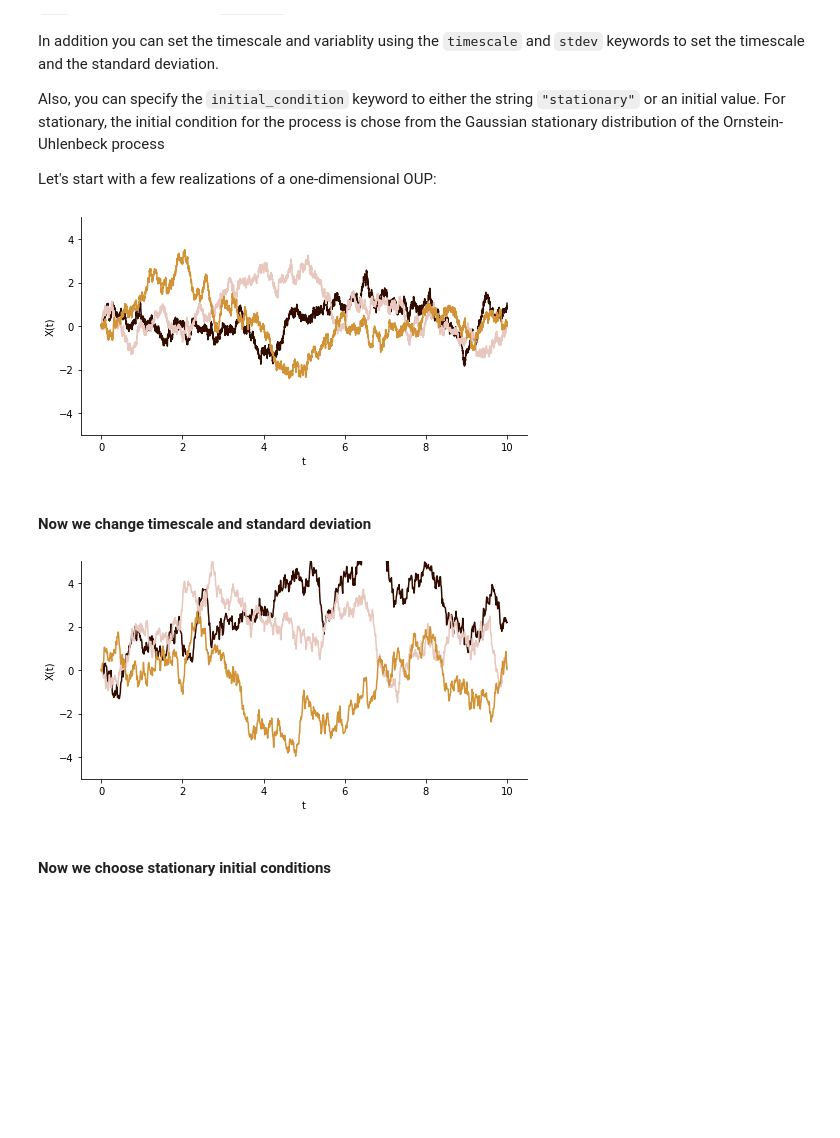
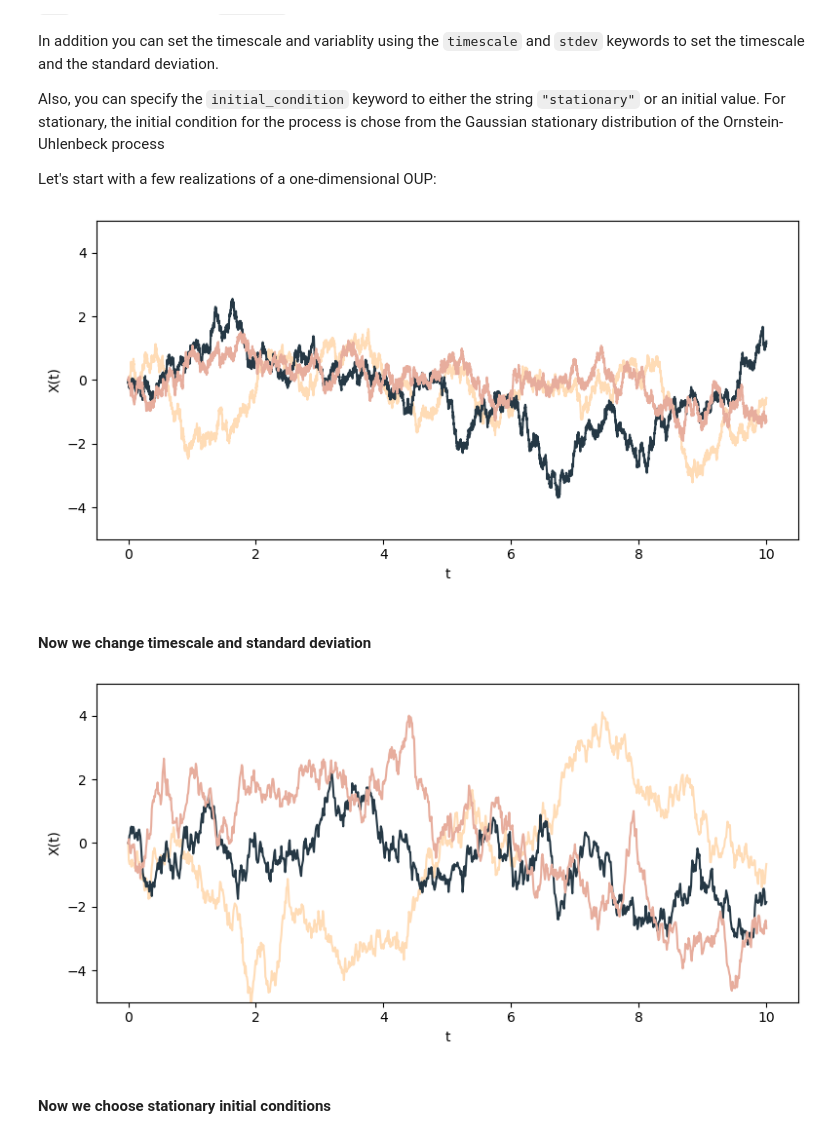
Before and after one commit to dirkbrockmann/stopro, a Jupyter notebook: examples/OrnsteinUhlenbeck.ipynb, the cells around one changed output. Cells and saved outputs as stored; diff of their text form; code cells hidden in the pictures; blank space fills up the shorter version.

```diff
--- a/examples/OrnsteinUhlenbeck.ipynb
+++ b/examples/OrnsteinUhlenbeck.ipynb
@@ -32,3 +30,14 @@ import stopro as p
+# %%
+## This is just for colors of the plots
+from palettable.wesanderson import GrandBudapest3_6
+import matplotlib as mpl
+from cycler import cycler
+mpl.rcParams['axes.prop_cycle'] = cycler(color=GrandBudapest3_6.mpl_colors)
+## --------
+
+import matplotlib.pyplot as plt
+import numpy as np
+import stopro as p
 # %% [markdown]
 ## Simple OUP
 
@@ -50,21 +59,23 @@ Also, you can specify the `initial_condition` keyword to either the string `"sta
 
 Let's start with a few realizations of a one-dimensional OUP:
 # %%
+
 T = 10
 dt = 0.001
 samples = 3
 res = p.ornstein_uhlenbeck(T,dt, samples = samples)
 
 fig,ax = plt.subplots(figsize=[8,4])
 for i in range(len(res["X"])):
     ax.plot(res["t"],np.squeeze(res["X"][i]))
 
 plt.xlabel("t")
 plt.ylabel("X(t)")
 plt.ylim([-5,5])
+plt.tight_layout()
 plt.show()
 # %% [output]
-[figure, old version]
+[figure, new version]
 # %% [markdown]
 #### Now we change timescale and standard deviation
 # %%
@@ -83,9 +94,10 @@ for i in range(len(res["X"])):
 plt.xlabel("t")
 plt.ylabel("X(t)")
 plt.ylim([-5,5])
+plt.tight_layout()
 plt.show()
 # %% [output]
-[figure, old version]
+[figure, new version]
 # %% [markdown]
 #### Now we choose stationary initial conditions
 # %%
```
Also changed, not shown: parts of 9 cells of this notebook, 13 other files.
